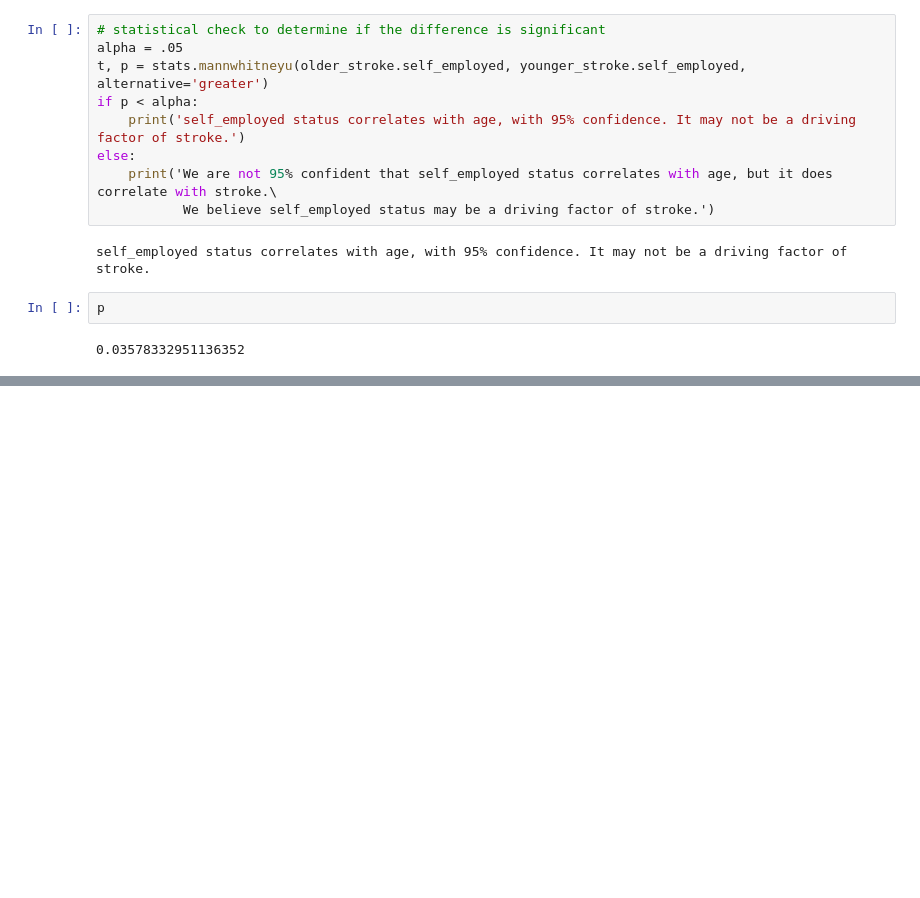
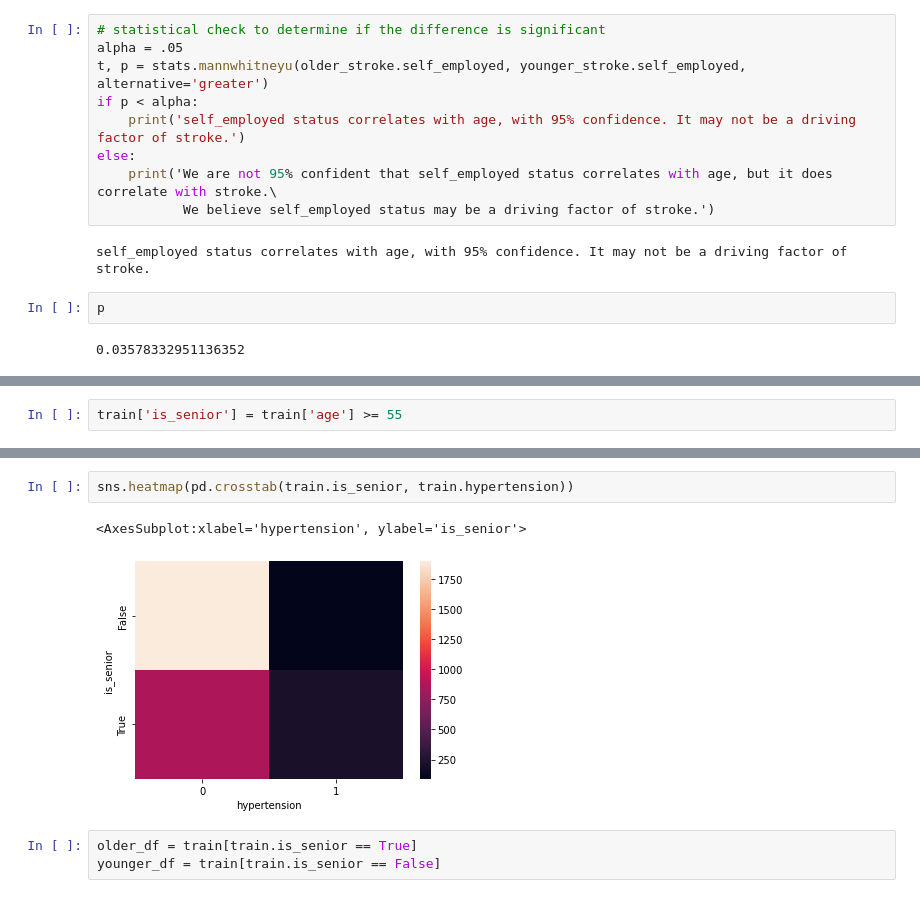
Before and after one commit to stroke-predictors/germain-capstone-stoke-prediction, a Jupyter notebook: post_mvp_jake.ipynb, the cells around one changed output, grey strips where cells are left out. Cells and saved outputs as stored; diff of their text form; blank space fills up the shorter version.

```diff
--- a/post_mvp_jake.ipynb
+++ b/post_mvp_jake.ipynb
@@ -785,0 +796,2 @@ p
+# %%
+train['is_senior'] = train['age'] >= 55
@@ -785,0 +846,8 @@ p
+# %%
+sns.heatmap(pd.crosstab(train.is_senior, train.hypertension))
+# %% [output]
+<AxesSubplot:xlabel='hypertension', ylabel='is_senior'>
+[figure, added]
+# %%
+older_df = train[train.is_senior == True]
+younger_df = train[train.is_senior == False]
```
Also changed, not shown: parts of 13 cells of this notebook.
